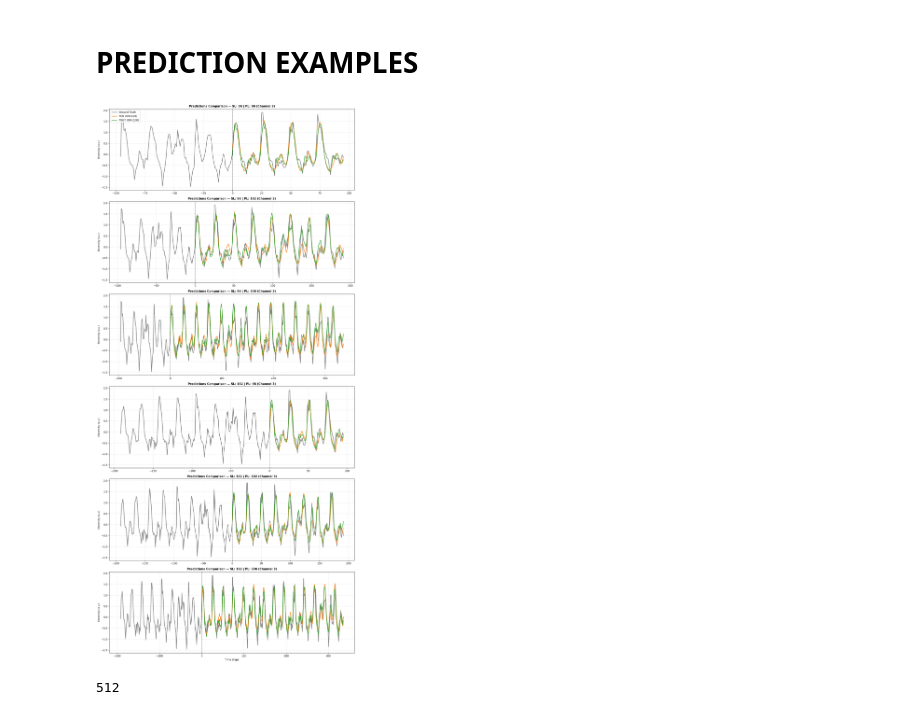
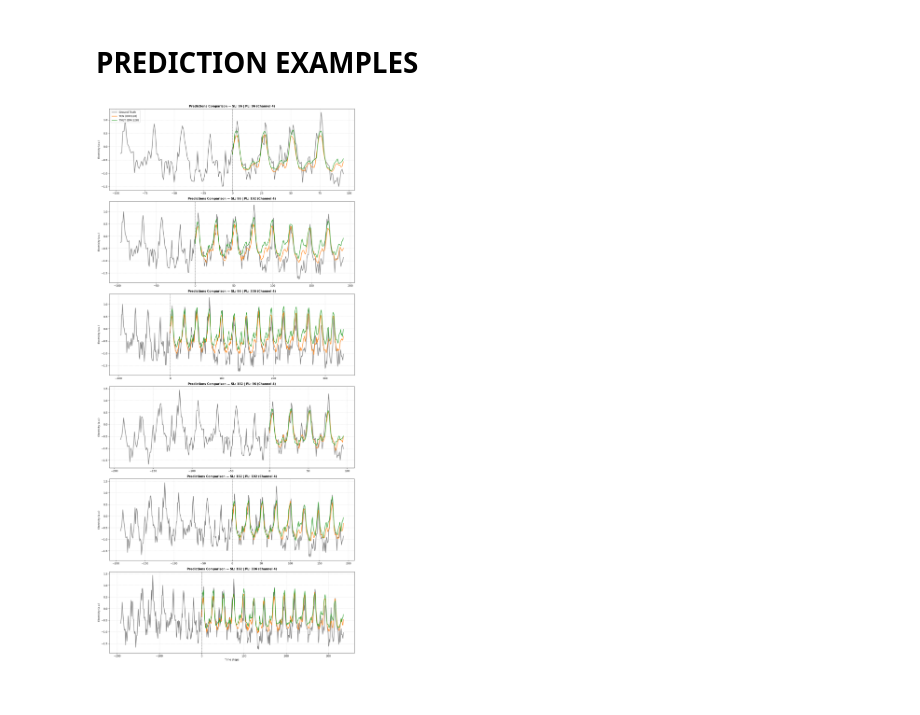
Before and after one commit to seccobenedetto/Electricity_consumption_forecasting_with_TimesNet, a Jupyter notebook: Result_visualization.ipynb, the cells around one changed output. Cells and saved outputs as stored; diff of their text form; code cells hidden in the pictures.

```diff
--- a/Result_visualization.ipynb
+++ b/Result_visualization.ipynb
@@ -615,7 +615,7 @@ plt.show()
 seq_lengths = [96, 192]
 pred_lengths = [96, 192, 336]
 d_models = [128]
-channel = 3
+channel = 4
 sample_idx = 0
 models = [("TCN", "TCN"), ("TimesNet", "TNET")]
 
@@ -695,42 +695,31 @@ for r, (sl, pl) in enumerate(param_pairs):
         except FileNotFoundError:
             print(
                 f"Missing checkpoint: {model_folder}_sl{sl}_pl{pl}_dm{dm}_el2_tk5"
             )
 
     # Vertical split line at prediction start
     ax.axvline(x=0, color="black", linestyle="--", linewidth=1, alpha=0.5)
 
     # Style each row subplot
     ax.set_title(
         f"Predictions Comparison — SL: {sl} | PL: {pl} (Channel {channel})",
         fontsize=11,
         fontweight="bold",
     )
     ax.set_ylabel("Electricity (a.u.)", fontsize=9)
     ax.grid(True, linestyle="--", alpha=0.4)
 
     if is_last_plot:
         ax.set_xlabel("Time steps", fontsize=10)
 
     # Show legend only on the first row plot
     if is_first_plot:
         ax.legend(
             loc="upper left", frameon=True, facecolor="white", framealpha=0.9
         )
 
 plt.tight_layout()
 plt.savefig("all_predictions_comparison.png", bbox_inches="tight", dpi=300)
 plt.show()
 # %% [output]
-[figure, old version]
+[figure, new version]
-# %%
-# debug:
-# min{max{2^ceil(log C) , d_min }, d_max }
-import math
-C= 321
-d_min = 32
-d_max = 512
-result = min(max(2 ** math.ceil(math.log2(C)), d_min), d_max)
-result
-# %% [output]
-512
```
Also changed, not shown: parts of 9 cells of this notebook, 6 other files.
